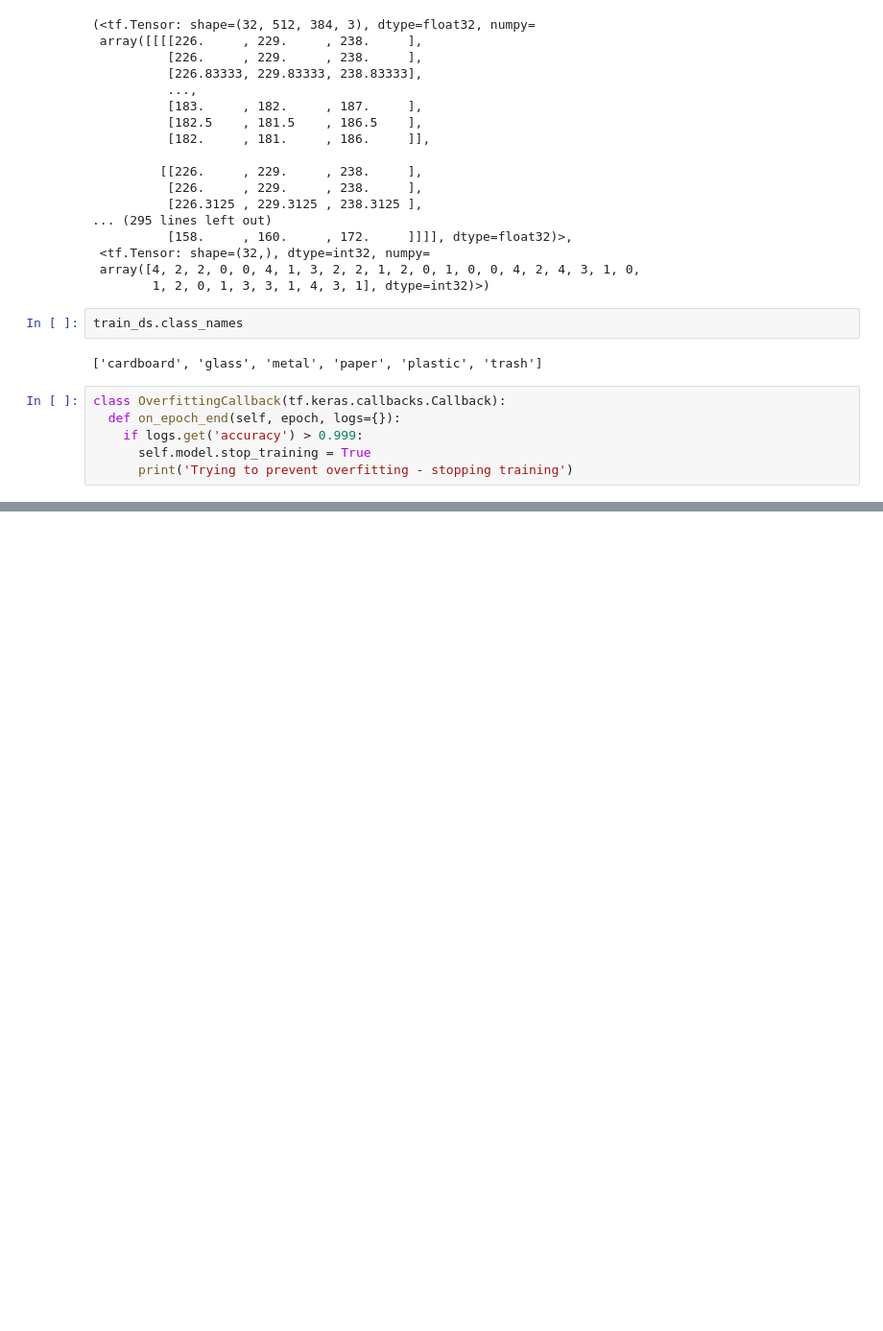
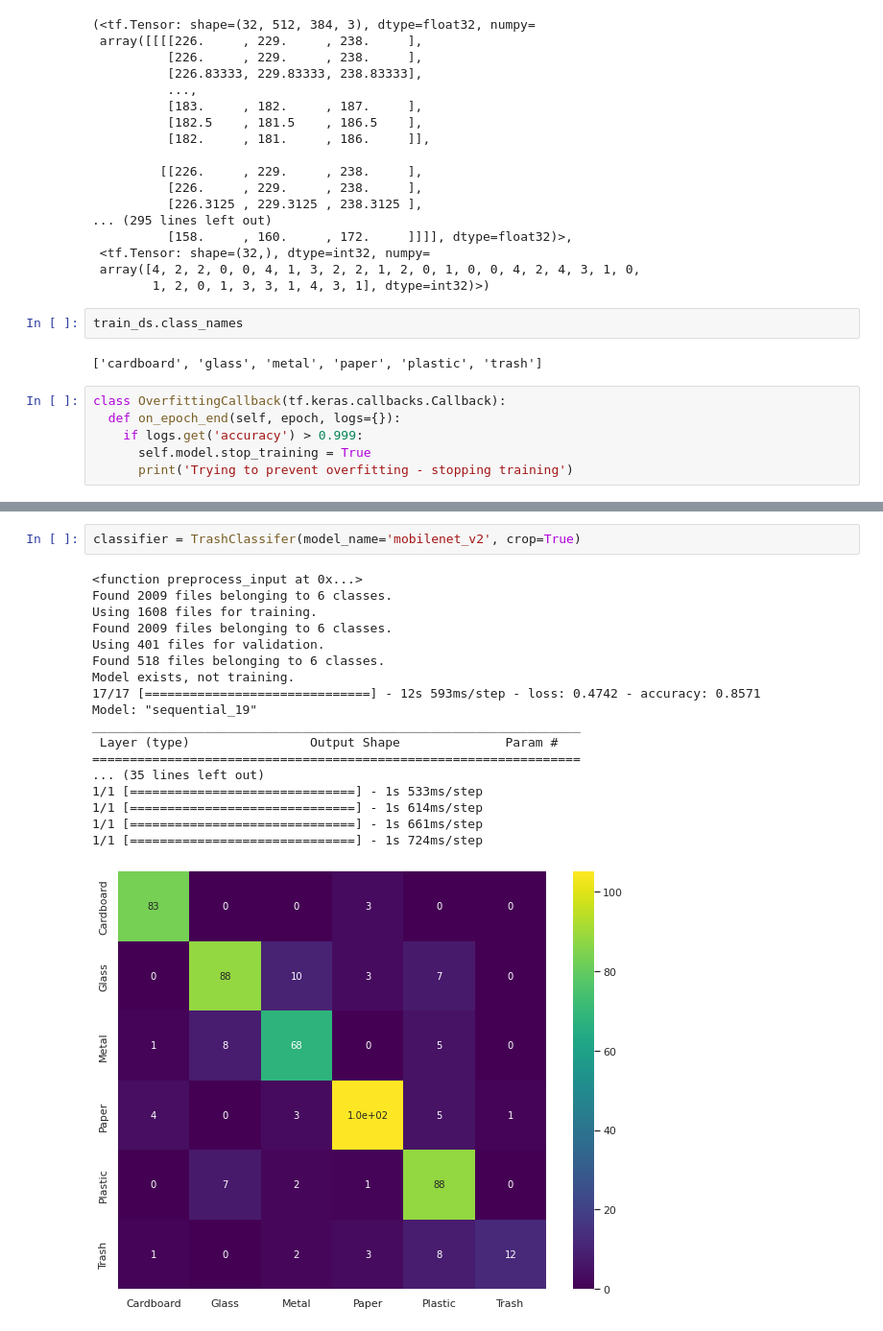
Before and after one commit to sarpu/ML2_final, a Jupyter notebook: Copy_of_Trash_Classification_CNN.ipynb, the cells around one changed output, grey strips where cells are left out. Shown at 96% size. Cells and saved outputs as stored; diff of their text form; blank space fills up the shorter version.

```diff
--- a/Copy_of_Trash_Classification_CNN.ipynb
+++ b/Copy_of_Trash_Classification_CNN.ipynb
@@ -314,0 +399,21 @@ class TrashClassifer():
+# %%
+classifier = TrashClassifer(model_name='mobilenet_v2', crop=True)
+# %% [output]
+<function preprocess_input at 0x...>
+Found 2009 files belonging to 6 classes.
+Using 1608 files for training.
+Found 2009 files belonging to 6 classes.
+Using 401 files for validation.
+Found 518 files belonging to 6 classes.
+Model exists, not training.
+17/17 [==============================] - 12s 593ms/step - loss: 0.4742 - accuracy: 0.8571
+Model: "sequential_19"
+_________________________________________________________________
+ Layer (type)                Output Shape              Param #
+=================================================================
+... (35 lines left out)
+1/1 [==============================] - 1s 533ms/step
+1/1 [==============================] - 1s 614ms/step
+1/1 [==============================] - 1s 661ms/step
+1/1 [==============================] - 1s 724ms/step
+[figure, added]
```
Also changed, not shown: parts of 12 cells of this notebook, 25 other files.
